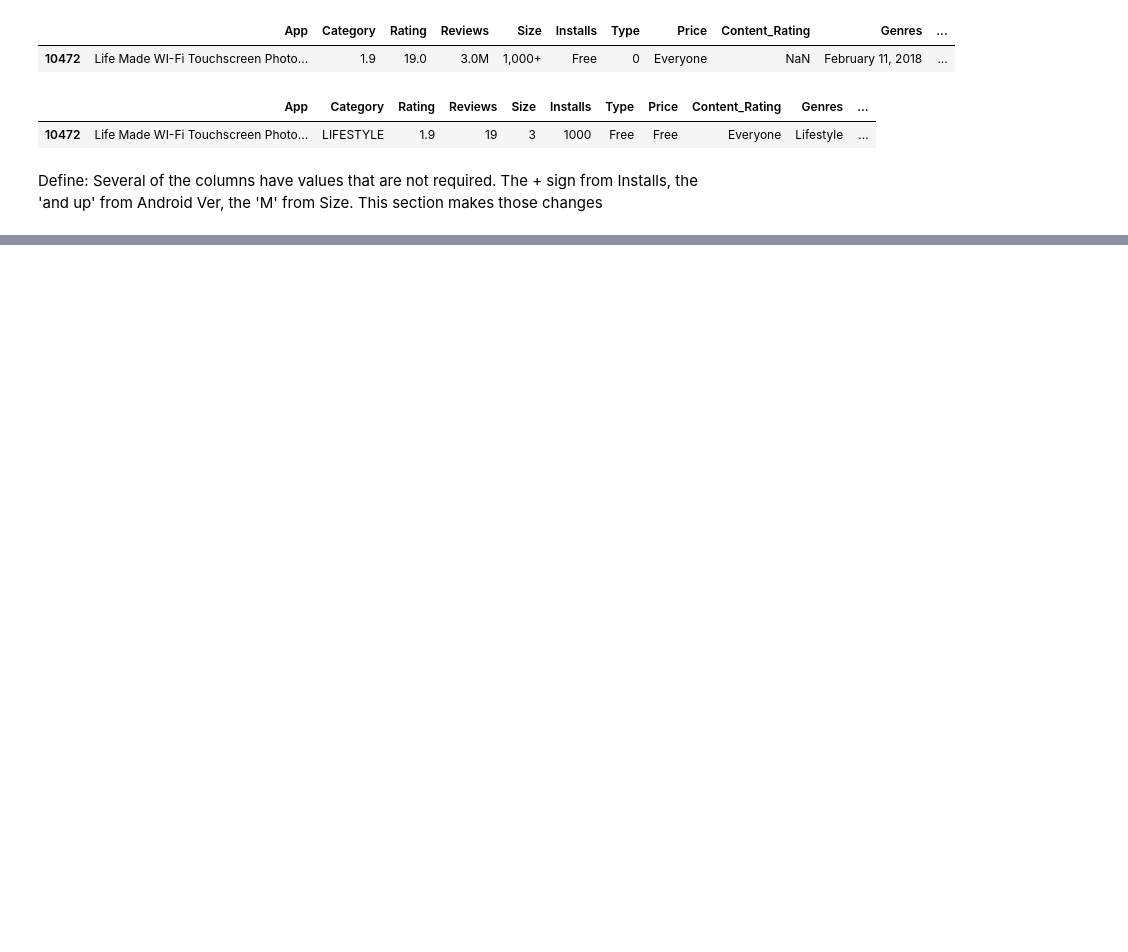
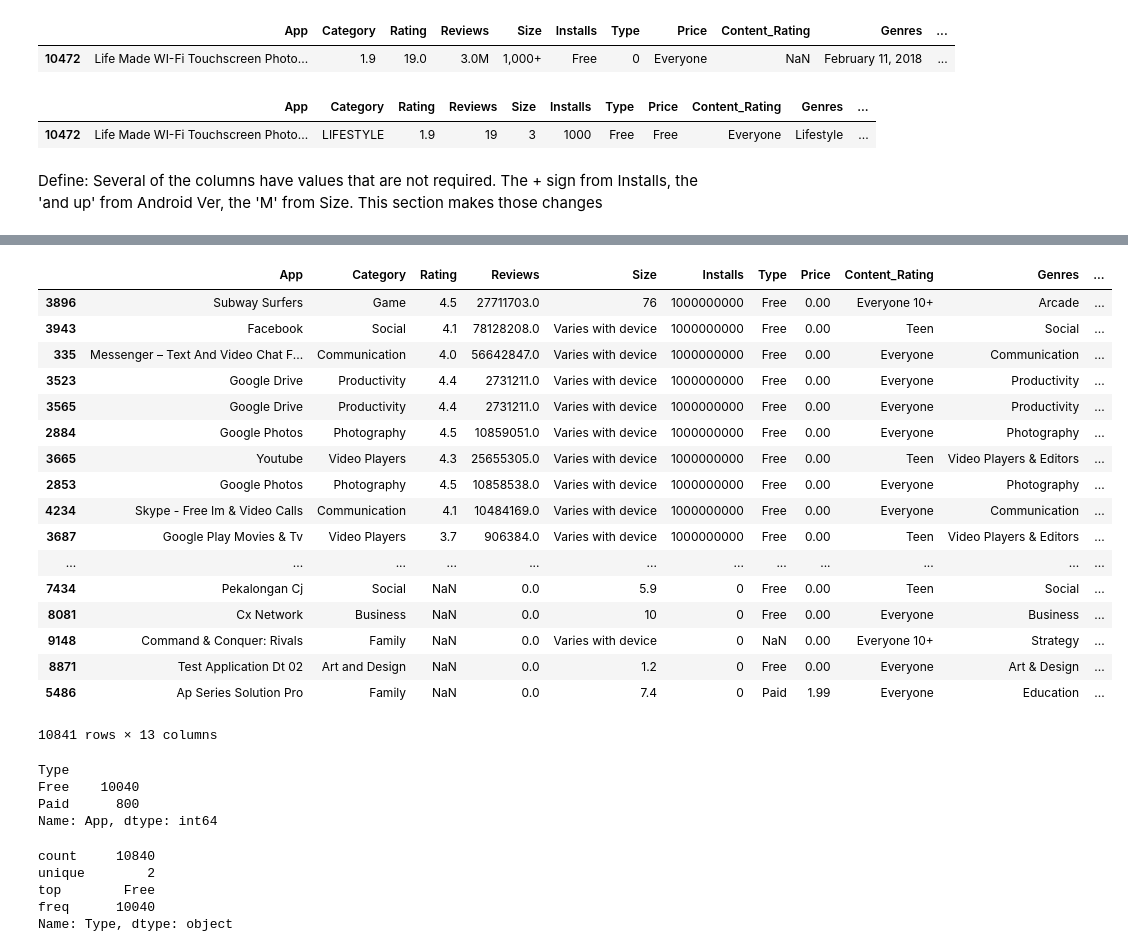
Before and after one commit to JayCarrLTD/google-play-store-apps, a Jupyter notebook: Google Play.ipynb, the cells around one changed output, grey strips where cells are left out. Cells and saved outputs as stored; diff of their text form; code cells hidden in the pictures; blank space fills up the shorter version.

```diff
--- a/Google Play.ipynb
+++ b/Google Play.ipynb
@@ -89,2 +150,7 @@ Test
+# %%
+play['Category'] = play['Category'].str.title()
+play['Category'] = play['Category'].str.replace('And','and')
+play['Category'] = play['Category'].str.replace('_' , ' ')
+play['App'] = play['App'].str.title()
 # %%
 play.head()
@@ -135,0 +256,36 @@ cat
+# %%
+play.sort_values(by='Installs', ascending = False)
+# %% [output]
+|  | App | Category | Rating | Reviews | Size | Installs | Type | Price | Content_Rating | Genres | ... |
+| 3896 | Subway Surfers | Game | 4.5 | 27711703.0 | 76 | 1000000000 | Free | 0.00 | Everyone 10+ | Arcade | ... |
+| 3943 | Facebook | Social | 4.1 | 78128208.0 | Varies with device | 1000000000 | Free | 0.00 | Teen | Social | ... |
+| 335 | Messenger – Text And Video Chat F... | Communication | 4.0 | 56642847.0 | Varies with device | 1000000000 | Free | 0.00 | Everyone | Communication | ... |
+| 3523 | Google Drive | Productivity | 4.4 | 2731211.0 | Varies with device | 1000000000 | Free | 0.00 | Everyone | Productivity | ... |
+| 3565 | Google Drive | Productivity | 4.4 | 2731211.0 | Varies with device | 1000000000 | Free | 0.00 | Everyone | Productivity | ... |
+| 2884 | Google Photos | Photography | 4.5 | 10859051.0 | Varies with device | 1000000000 | Free | 0.00 | Everyone | Photography | ... |
+| 3665 | Youtube | Video Players | 4.3 | 25655305.0 | Varies with device | 1000000000 | Free | 0.00 | Teen | Video Players & Editors | ... |
+| 2853 | Google Photos | Photography | 4.5 | 10858538.0 | Varies with device | 1000000000 | Free | 0.00 | Everyone | Photography | ... |
+| 4234 | Skype - Free Im & Video Calls | Communication | 4.1 | 10484169.0 | Varies with device | 1000000000 | Free | 0.00 | Everyone | Communication | ... |
+| 3687 | Google Play Movies & Tv | Video Players | 3.7 | 906384.0 | Varies with device | 1000000000 | Free | 0.00 | Teen | Video Players & Editors | ... |
+| ... | ... | ... | ... | ... | ... | ... | ... | ... | ... | ... | ... |
+| 7434 | Pekalongan Cj | Social | NaN | 0.0 | 5.9 | 0 | Free | 0.00 | Teen | Social | ... |
+| 8081 | Cx Network | Business | NaN | 0.0 | 10 | 0 | Free | 0.00 | Everyone | Business | ... |
+| 9148 | Command & Conquer: Rivals | Family | NaN | 0.0 | Varies with device | 0 | NaN | 0.00 | Everyone 10+ | Strategy | ... |
+| 8871 | Test Application Dt 02 | Art and Design | NaN | 0.0 | 1.2 | 0 | Free | 0.00 | Everyone | Art & Design | ... |
+| 5486 | Ap Series Solution Pro | Family | NaN | 0.0 | 7.4 | 0 | Paid | 1.99 | Everyone | Education | ... |
+10841 rows × 13 columns
+# %%
+play.groupby('Type')['App'].count().sort_values(ascending = False)
+# %% [output]
+Type
+Free    10040
+Paid      800
+Name: App, dtype: int64
+# %%
+play.Type.describe()
+# %% [output]
+count     10840
+unique        2
+top        Free
+freq      10040
+Name: Type, dtype: object
```
Also changed, not shown: parts of 28 cells of this notebook.
